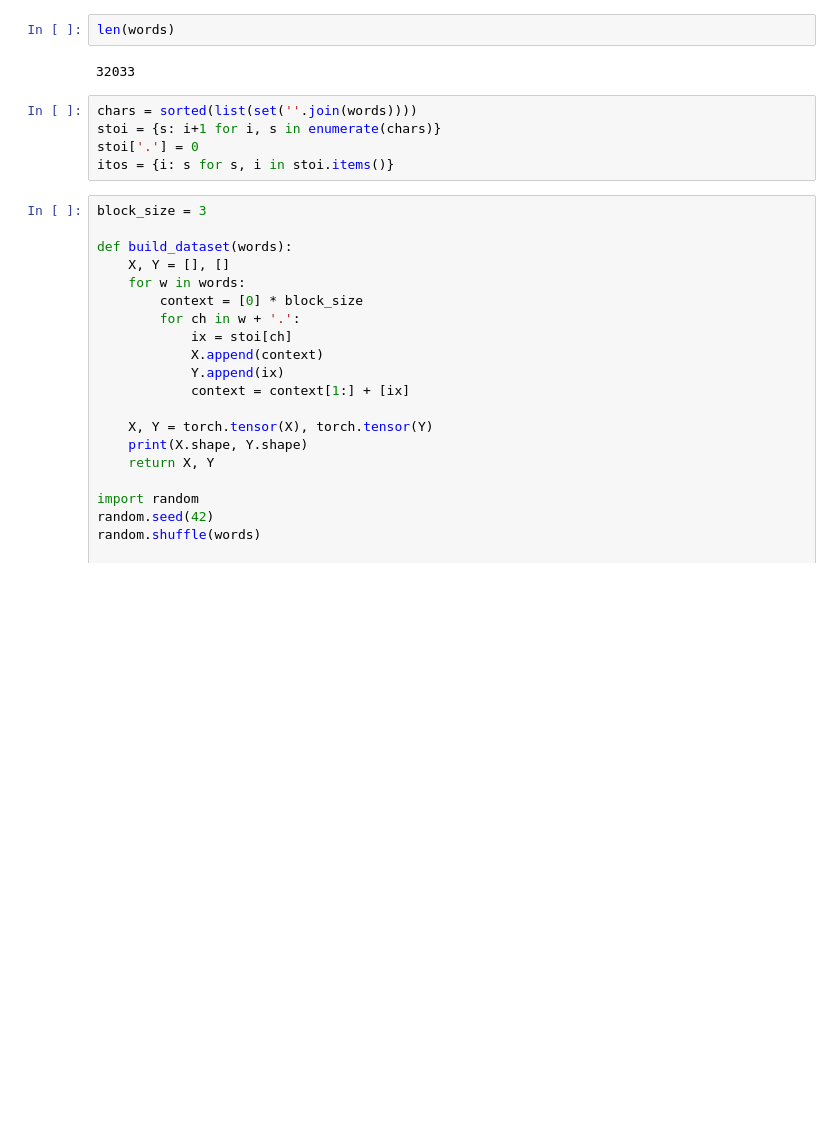
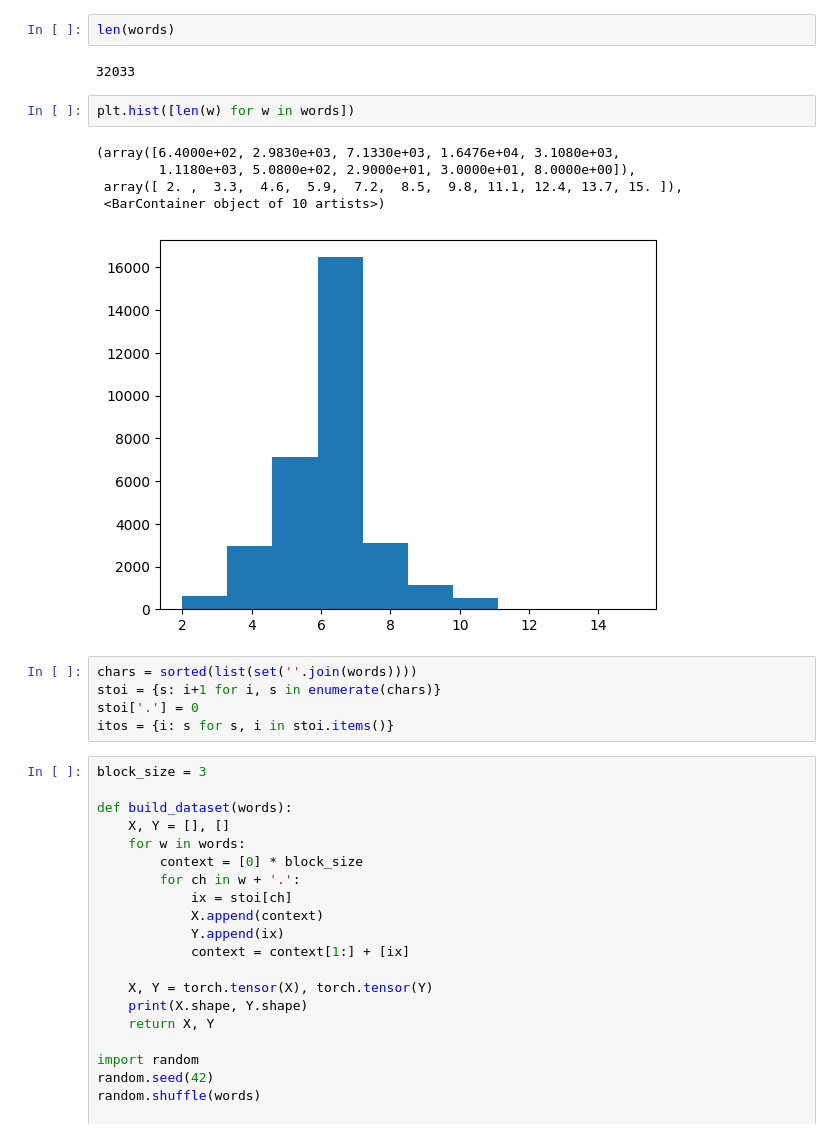
Before and after one commit to Jerry2001Qu/llms, a Jupyter notebook: makemore/mlp.ipynb, the cells around one changed output. Cells and saved outputs as stored; diff of their text form; blank space fills up the shorter version.

```diff
--- a/makemore/mlp.ipynb
+++ b/makemore/mlp.ipynb
@@ -13,6 +13,14 @@ words[:8]
 len(words)
 # %% [output]
 32033
+# %%
+plt.hist([len(w) for w in words])
+# %% [output]
+(array([6.4000e+02, 2.9830e+03, 7.1330e+03, 1.6476e+04, 3.1080e+03,
+        1.1180e+03, 5.0800e+02, 2.9000e+01, 3.0000e+01, 8.0000e+00]),
+ array([ 2. ,  3.3,  4.6,  5.9,  7.2,  8.5,  9.8, 11.1, 12.4, 13.7, 15. ]),
+ <BarContainer object of 10 artists>)
+[figure, added]
 # %%
 chars = sorted(list(set(''.join(words))))
 stoi = {s: i+1 for i, s in enumerate(chars)}
```
Also changed, not shown: parts of 13 cells of this notebook.
